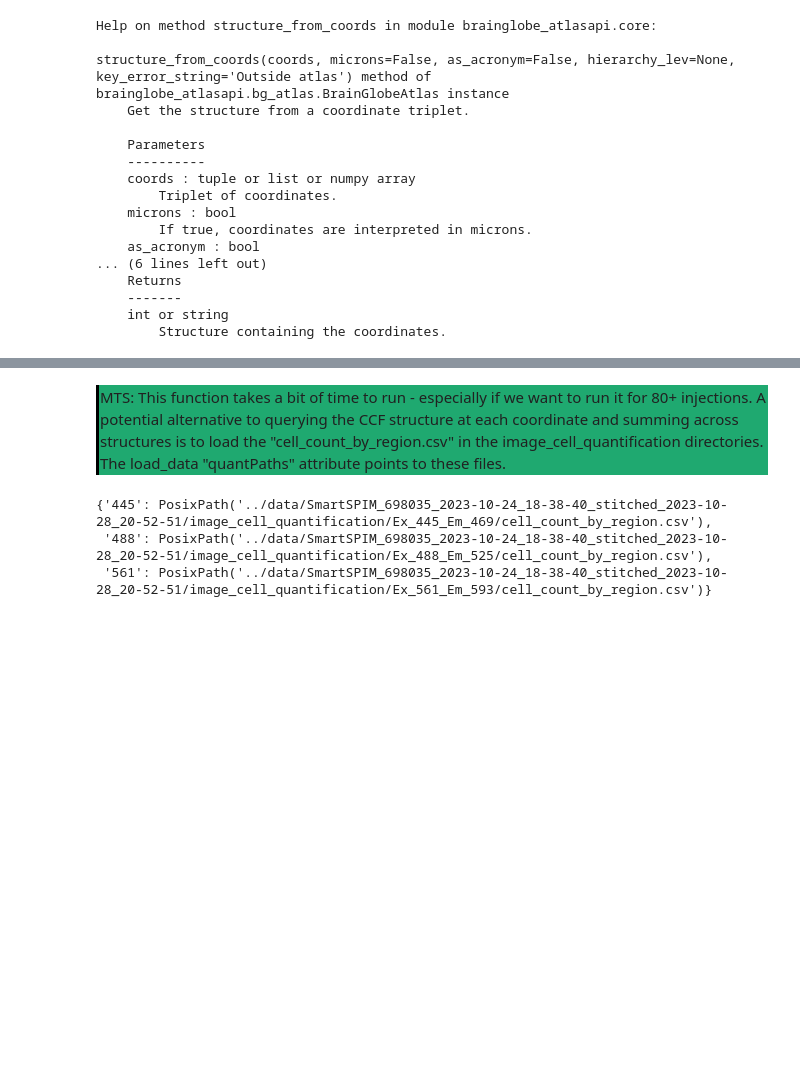
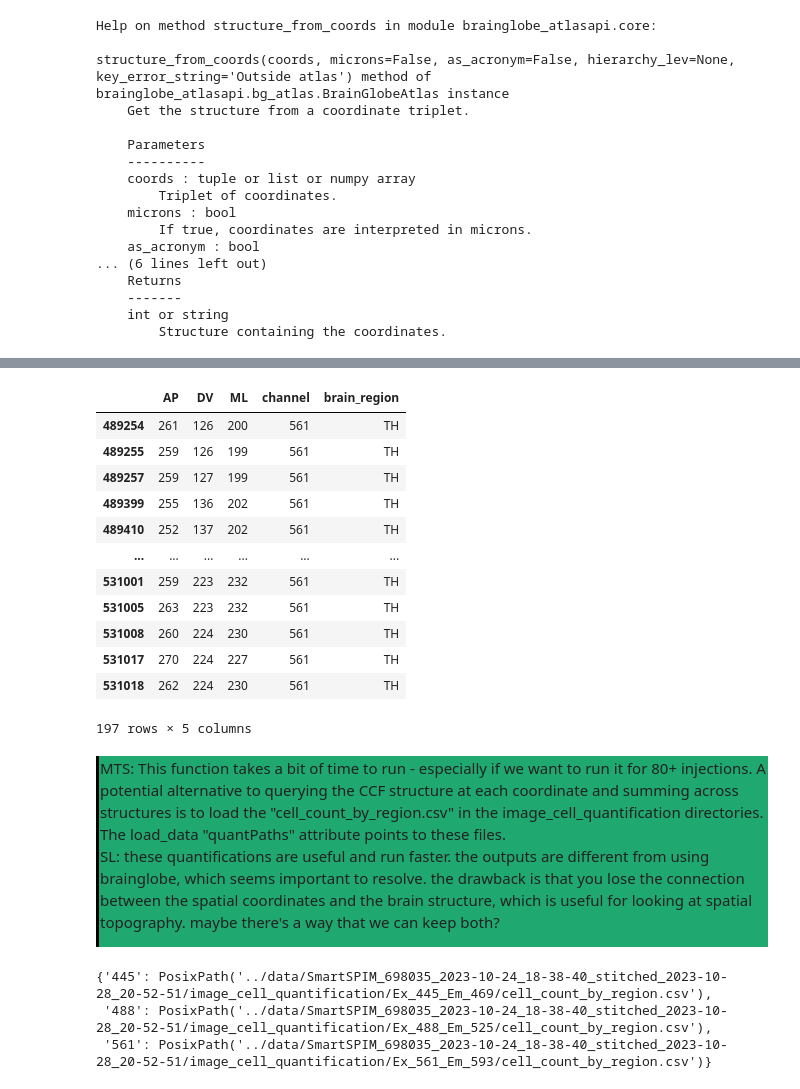
Before and after one commit to AllenNeuralDynamics/AIND-CNC-SmartSPIM-Workshop, a Jupyter notebook: code/Workshop Notebook V3.ipynb, the cells around one changed output, grey strips where cells are left out. Saved outputs shown, nothing was run; the diff lists cells and outputs as text; code cells hidden in the pictures; blank space fills up the shorter version.

```diff
--- a/code/Workshop Notebook V3.ipynb
+++ b/code/Workshop Notebook V3.ipynb
@@ -362,7 +280,27 @@ cellLocs
 536463 rows × 5 columns
+# %%
+cellLocs[(cellLocs.brain_region == "TH") & (cellLocs.channel == "561")]
+# %% [output]
+|  | AP | DV | ML | channel | brain_region |
+| 489254 | 261 | 126 | 200 | 561 | TH |
+| 489255 | 259 | 126 | 199 | 561 | TH |
+| 489257 | 259 | 127 | 199 | 561 | TH |
+| 489399 | 255 | 136 | 202 | 561 | TH |
+| 489410 | 252 | 137 | 202 | 561 | TH |
+| ... | ... | ... | ... | ... | ... |
+| 531001 | 259 | 223 | 232 | 561 | TH |
+| 531005 | 263 | 223 | 232 | 561 | TH |
+| 531008 | 260 | 224 | 230 | 561 | TH |
+| 531017 | 270 | 224 | 227 | 561 | TH |
+| 531018 | 262 | 224 | 230 | 561 | TH |
+197 rows × 5 columns
 # %% [markdown]
 <div style="border-left: 3px solid #000; padding: 1px; padding-left: 10px; background: #1fa970; ">
 MTS: This function takes a bit of time to run - especially if we want to run it for 80+ injections. A potential alternative to querying the CCF structure at each coordinate and summing across structures is to load the "cell_count_by_region.csv" in the image_cell_quantification directories. The load_data "quantPaths" attribute points to these files.
+
+
+
+ SL: these quantifications are useful and run faster. the outputs are different from using brainglobe, which seems important to resolve. the drawback is that you lose the connection between the spatial coordinates and the brain structure, which is useful for looking at spatial topography. maybe there's a way that we can keep both?
 # %%
 x.quantPaths
 # %% [output]
```
Also changed, not shown: parts of 13 cells of this notebook, 2 other files.
